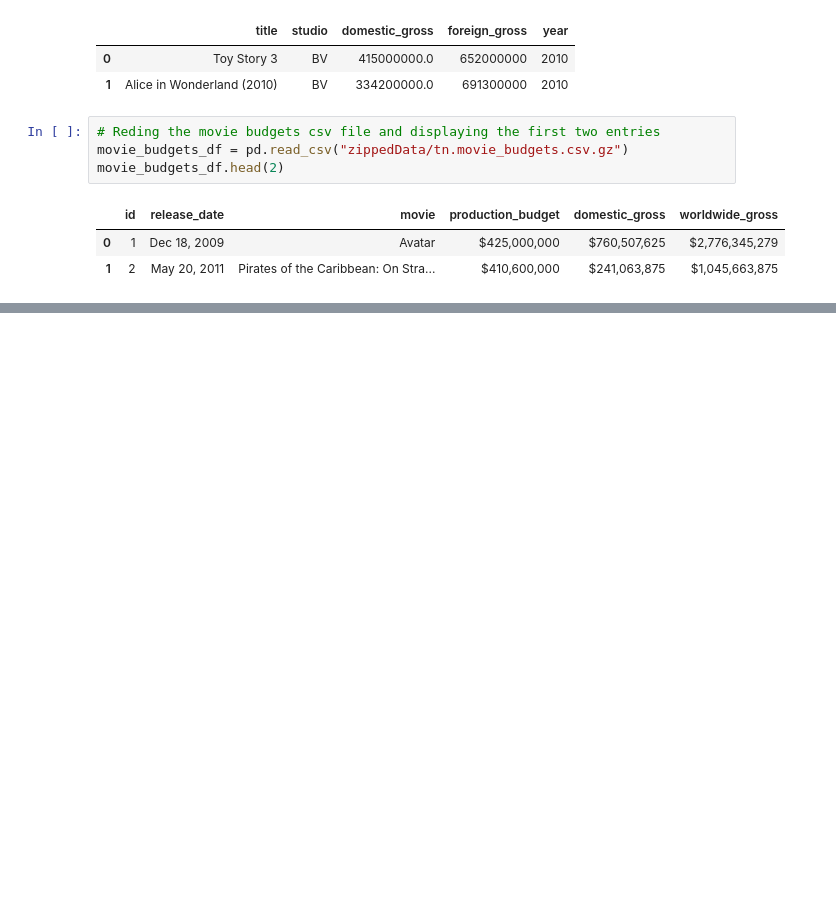
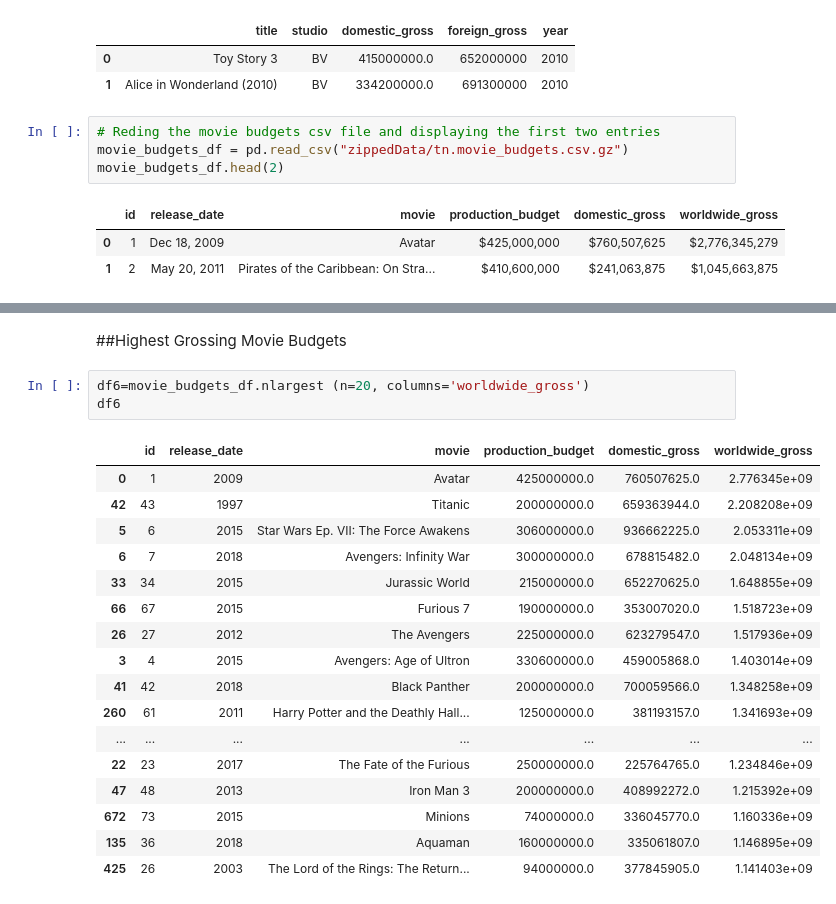
Before and after one commit to SarangeManono/dsc-phase-1-project-v2-4, a Jupyter notebook: student.ipynb, the cells around one changed output, grey strips where cells are left out. Drawn from its saved outputs; the diff is of its cells as text; blank space fills up the shorter version.

```diff
--- a/student.ipynb
+++ b/student.ipynb
@@ -92,0 +191,23 @@ ON movie_basics.movie_id = movie_ratings.movie_id
+# %% [markdown]
+##Highest Grossing Movie Budgets
+# %%
+df6=movie_budgets_df.nlargest (n=20, columns='worldwide_gross')
+df6
+# %% [output]
+|  | id | release_date | movie | production_budget | domestic_gross | worldwide_gross |
+| 0 | 1 | 2009 | Avatar | 425000000.0 | 760507625.0 | 2.776345e+09 |
+| 42 | 43 | 1997 | Titanic | 200000000.0 | 659363944.0 | 2.208208e+09 |
+| 5 | 6 | 2015 | Star Wars Ep. VII: The Force Awakens | 306000000.0 | 936662225.0 | 2.053311e+09 |
+| 6 | 7 | 2018 | Avengers: Infinity War | 300000000.0 | 678815482.0 | 2.048134e+09 |
+| 33 | 34 | 2015 | Jurassic World | 215000000.0 | 652270625.0 | 1.648855e+09 |
+| 66 | 67 | 2015 | Furious 7 | 190000000.0 | 353007020.0 | 1.518723e+09 |
+| 26 | 27 | 2012 | The Avengers | 225000000.0 | 623279547.0 | 1.517936e+09 |
+| 3 | 4 | 2015 | Avengers: Age of Ultron | 330600000.0 | 459005868.0 | 1.403014e+09 |
+| 41 | 42 | 2018 | Black Panther | 200000000.0 | 700059566.0 | 1.348258e+09 |
+| 260 | 61 | 2011 | Harry Potter and the Deathly Hall... | 125000000.0 | 381193157.0 | 1.341693e+09 |
+| ... | ... | ... | ... | ... | ... | ... |
+| 22 | 23 | 2017 | The Fate of the Furious | 250000000.0 | 225764765.0 | 1.234846e+09 |
+| 47 | 48 | 2013 | Iron Man 3 | 200000000.0 | 408992272.0 | 1.215392e+09 |
+| 672 | 73 | 2015 | Minions | 74000000.0 | 336045770.0 | 1.160336e+09 |
+| 135 | 36 | 2018 | Aquaman | 160000000.0 | 335061807.0 | 1.146895e+09 |
+| 425 | 26 | 2003 | The Lord of the Rings: The Return... | 94000000.0 | 377845905.0 | 1.141403e+09 |
```
Also changed, not shown: parts of 21 cells of this notebook.
